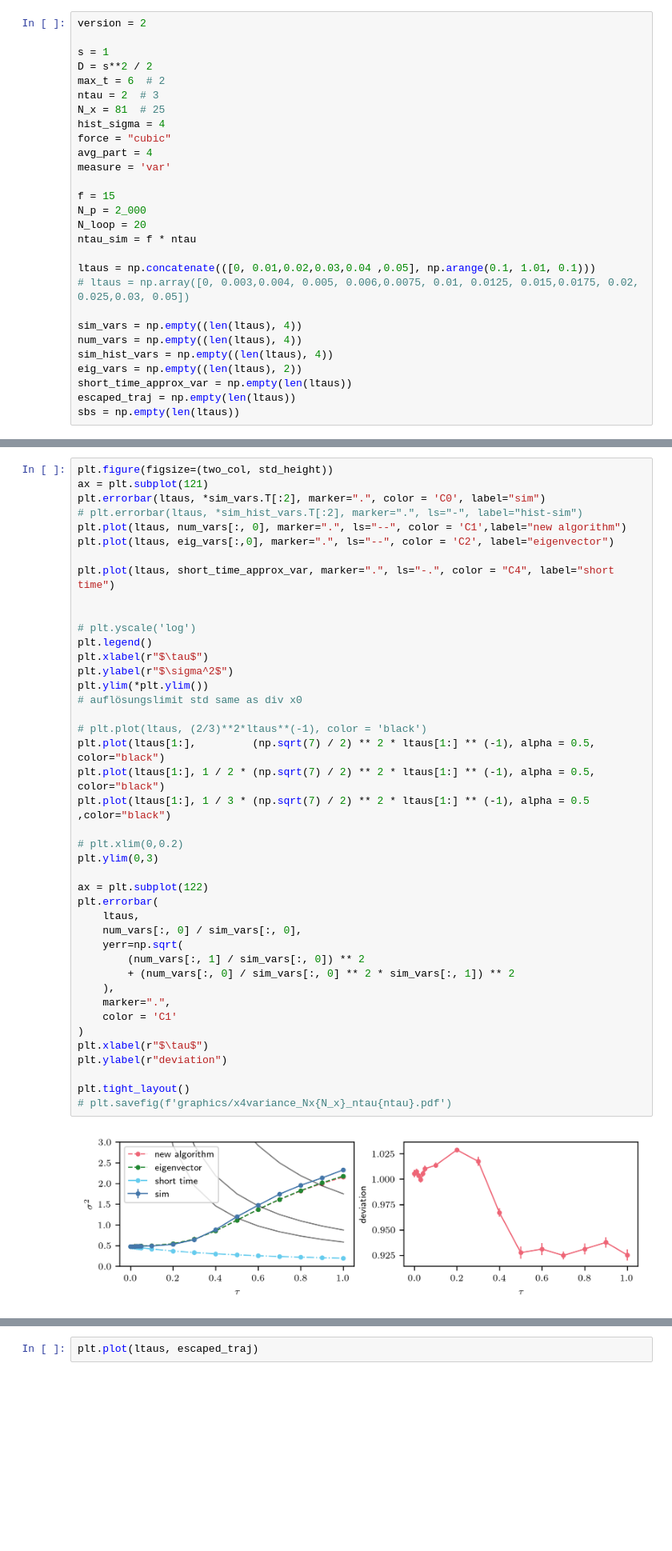
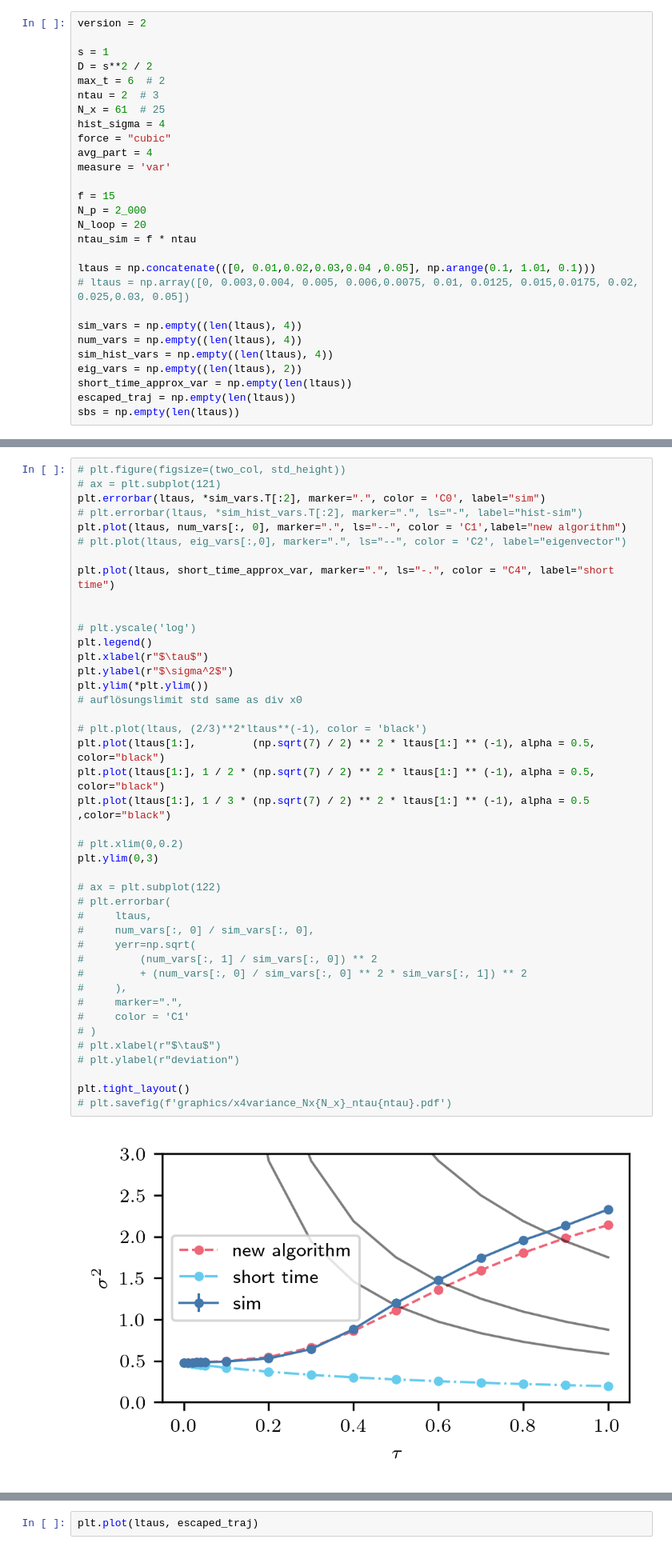
Before and after one commit to NilsToAn/overdampedDelayHarmonicOscillator, a Jupyter notebook: paper/variance_x4.ipynb, the cells around one changed output, grey strips where cells are left out. Shown at 80% size. Cells and saved outputs as stored; diff of their text form; blank space fills up the shorter version.

Commit message:
linear var graphics

```diff
--- a/paper/variance_x4.ipynb
+++ b/paper/variance_x4.ipynb
@@ -32,7 +26,7 @@ s = 1
 D = s**2 / 2
 max_t = 6  # 2
 ntau = 2  # 3
-N_x = 81  # 25
+N_x = 61  # 25
 hist_sigma = 4
 force = "cubic"
 avg_part = 4
@@ -155,49 +149,49 @@ for i, ltau in enumerate(tqdm(ltaus[ltaus < np.pi / 2])):
     )
     eig_vars[i] = (res["eig_var"], 0)
 # %%
-plt.figure(figsize=(two_col, std_height))
-ax = plt.subplot(121)
+# plt.figure(figsize=(two_col, std_height))
+# ax = plt.subplot(121)
 plt.errorbar(ltaus, *sim_vars.T[:2], marker=".", color = 'C0', label="sim")
 # plt.errorbar(ltaus, *sim_hist_vars.T[:2], marker=".", ls="-", label="hist-sim")
 plt.plot(ltaus, num_vars[:, 0], marker=".", ls="--", color = 'C1',label="new algorithm")
-plt.plot(ltaus, eig_vars[:,0], marker=".", ls="--", color = 'C2', label="eigenvector")
+# plt.plot(ltaus, eig_vars[:,0], marker=".", ls="--", color = 'C2', label="eigenvector")
 
 plt.plot(ltaus, short_time_approx_var, marker=".", ls="-.", color = "C4", label="short time")
 
 
 # plt.yscale('log')
 plt.legend()
 plt.xlabel(r"$\tau$")
 plt.ylabel(r"$\sigma^2$")
 plt.ylim(*plt.ylim())
 # auflösungslimit std same as div x0
 
 # plt.plot(ltaus, (2/3)**2*ltaus**(-1), color = 'black')
 plt.plot(ltaus[1:],         (np.sqrt(7) / 2) ** 2 * ltaus[1:] ** (-1), alpha = 0.5, color="black")
 plt.plot(ltaus[1:], 1 / 2 * (np.sqrt(7) / 2) ** 2 * ltaus[1:] ** (-1), alpha = 0.5, color="black")
 plt.plot(ltaus[1:], 1 / 3 * (np.sqrt(7) / 2) ** 2 * ltaus[1:] ** (-1), alpha = 0.5 ,color="black")
 
 # plt.xlim(0,0.2)
 plt.ylim(0,3)
 
-ax = plt.subplot(122)
-plt.errorbar(
-    ltaus,
-    num_vars[:, 0] / sim_vars[:, 0],
-    yerr=np.sqrt(
-        (num_vars[:, 1] / sim_vars[:, 0]) ** 2
-        + (num_vars[:, 0] / sim_vars[:, 0] ** 2 * sim_vars[:, 1]) ** 2
-    ),
-    marker=".",
-    color = 'C1'
-)
-plt.xlabel(r"$\tau$")
-plt.ylabel(r"deviation")
+# ax = plt.subplot(122)
+# plt.errorbar(
+#     ltaus,
+#     num_vars[:, 0] / sim_vars[:, 0],
+#     yerr=np.sqrt(
+#         (num_vars[:, 1] / sim_vars[:, 0]) ** 2
+#         + (num_vars[:, 0] / sim_vars[:, 0] ** 2 * sim_vars[:, 1]) ** 2
+#     ),
+#     marker=".",
+#     color = 'C1'
+# )
+# plt.xlabel(r"$\tau$")
+# plt.ylabel(r"deviation")
 
 plt.tight_layout()
 # plt.savefig(f'graphics/x4variance_Nx{N_x}_ntau{ntau}.pdf')
 # %% [output]
-[figure, old version]
+[figure, new version]
 # %%
 plt.errorbar(ltaus, *sim_vars.T[:2], marker=".", color = 'C0', label="sim")
 # plt.errorbar(ltaus,*sim_hist_vars.T[:2],marker='.', ls = '-', label='hist-sim')
```
Also changed, not shown: parts of 2 cells of this notebook, 30 other files.
